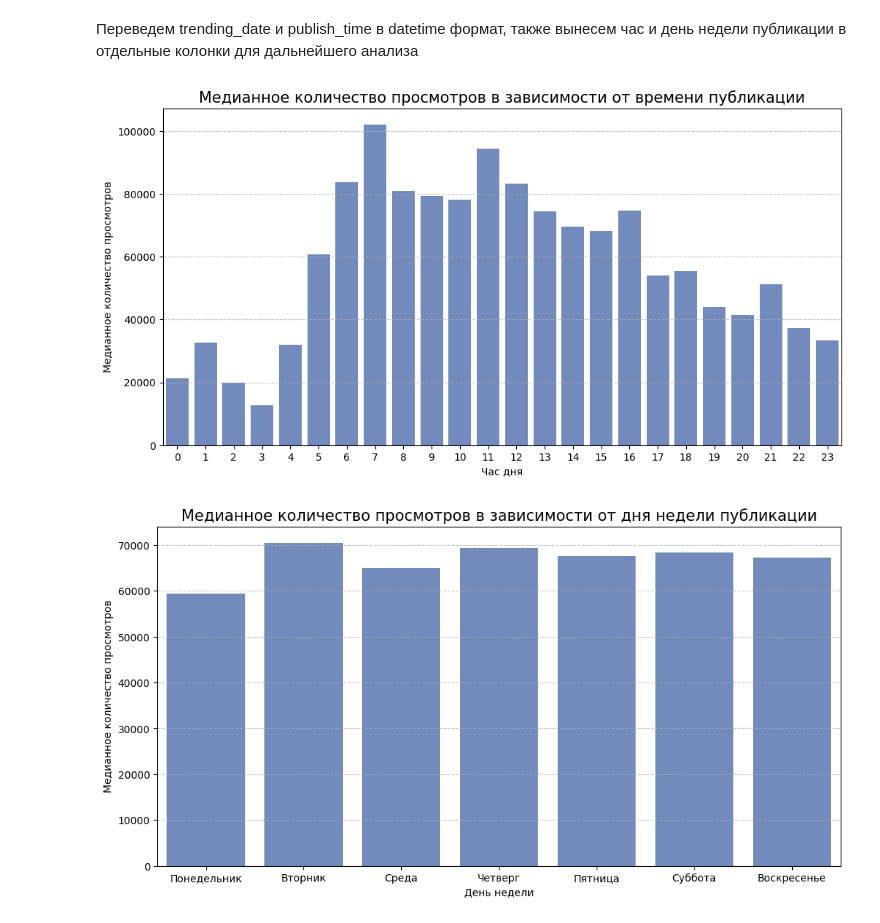
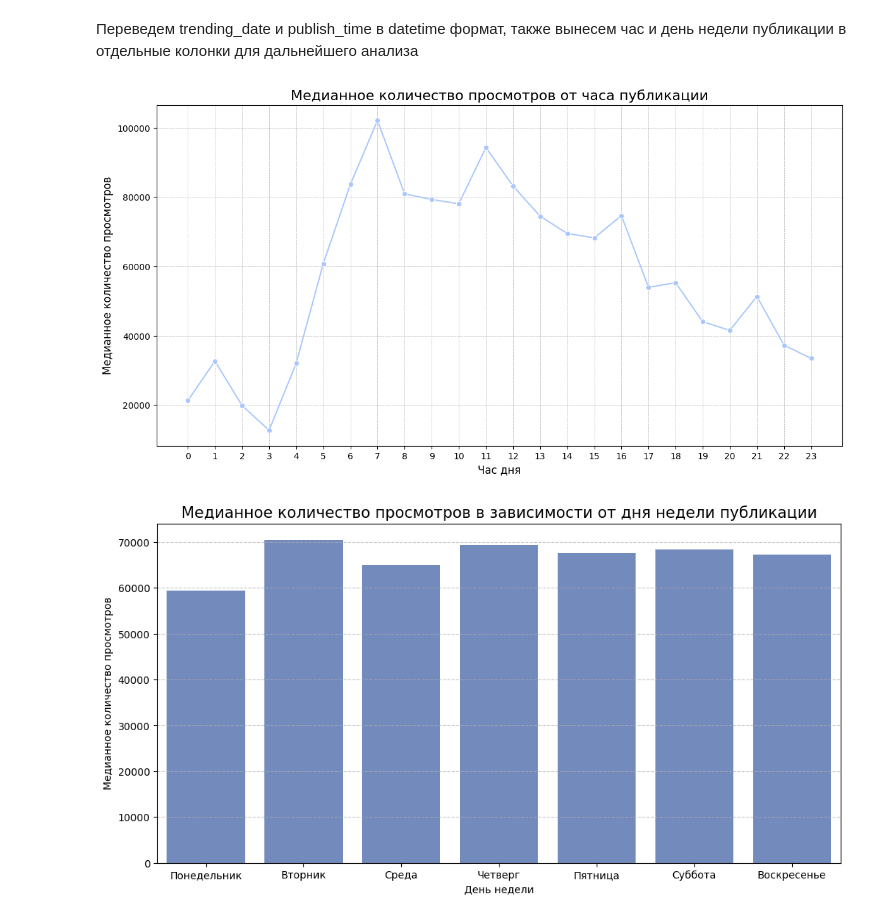
Before and after one commit to ChesanchesPt/Data-Science-proj, a Jupyter notebook: data-science-proj.ipynb, the cells around one changed output. Saved outputs shown, nothing was run; the diff lists cells and outputs as text; code cells hidden in the pictures.

Commit message:
Kaggle Notebook | Data Science proj | Version 7

```diff
--- a/data-science-proj.ipynb
+++ b/data-science-proj.ipynb
@@ -213,22 +226,17 @@ df['publish_time'] = pd.to_datetime(df['publish_time'])
 df['publish_hour'] = df['publish_time'].dt.hour
 df['publish_dow'] = df['publish_time'].dt.dayofweek
 # %%
-hour_groups = df.groupby('publish_hour')['views'].median().reset_index()
-
-plt.figure(figsize=(12, 6))
-sns.barplot(
-    data=hour_groups,
-    x='publish_hour',
-    y='views',
-    color='#6785c9'
-)
-plt.title('Медианное количество просмотров в зависимости от времени публикации', fontsize=15)
-plt.xlabel('Час дня')
-plt.ylabel('Медианное количество просмотров')
-plt.grid(axis='y', linestyle='--', alpha=0.7)
+hour_groups = df.groupby('publish_hour')['views'].median()
+plt.figure(figsize=(14, 7))
+sns.lineplot(x=hour_groups.index, y=hour_groups.values, marker='o', color=sns.color_palette('coolwarm', 2)[0])
+plt.title('Медианное количество просмотров от часа публикации', fontsize=16)
+plt.xlabel('Час дня', fontsize=12)
+plt.ylabel('Медианное количество просмотров', fontsize=12)
+plt.xticks(np.arange(0, 24, 1))
+plt.grid(True, which='both', linestyle='--', linewidth=0.5)
 plt.show()
 # %% [output]
-[figure, old version]
+[figure, new version]
 # %%
 # Группируем по дню недели и считаем медиану просмотров
 dow_groups = df.groupby('publish_dow')['views'].median().reset_index()
```
Also changed, not shown: parts of 26 cells of this notebook.
